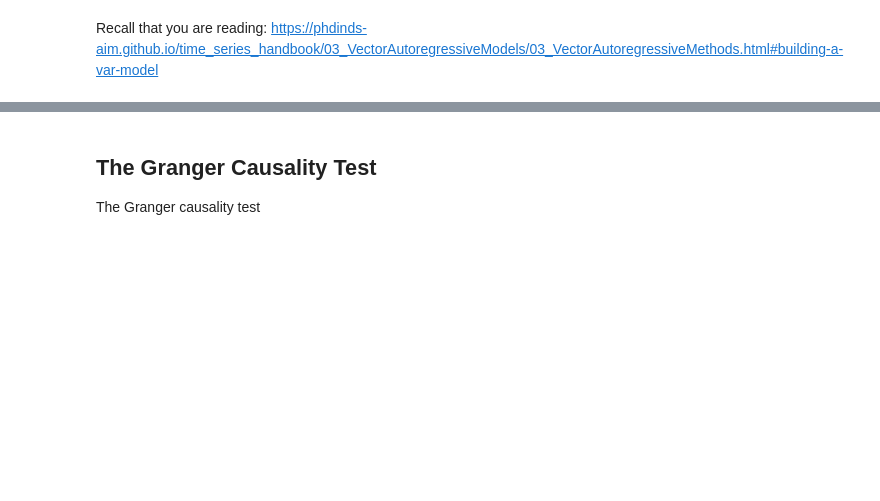
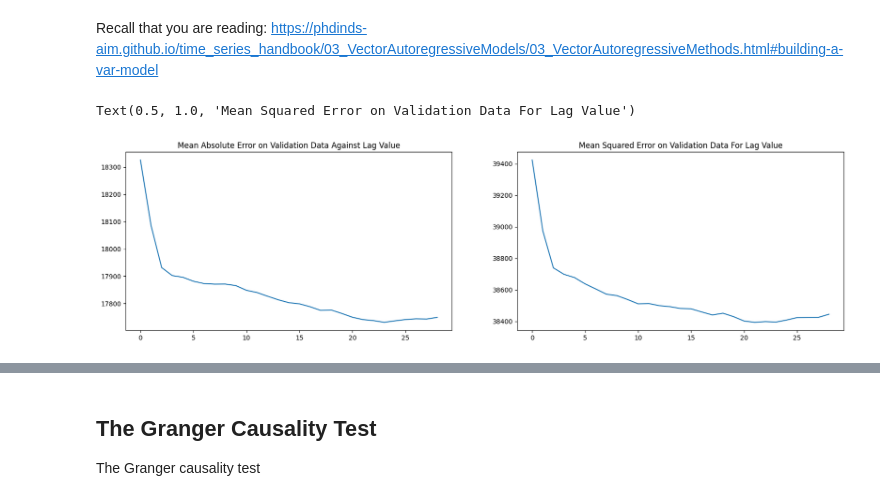
Before and after one commit to djjjones6/Group_Assessment_2, a Jupyter notebook: ChristianN/VAR Model.ipynb, the cells around one changed output, grey strips where cells are left out. Drawn from its saved outputs; the diff is of its cells as text; code cells hidden in the pictures; blank space fills up the shorter version.

```diff
--- a/ChristianN/VAR Model.ipynb
+++ b/ChristianN/VAR Model.ipynb
@@ -82,2 +89,38 @@ Watch https://www.youtube.com/watch?v=McEN54l3EPU
 # %% [markdown]
 Recall that you are reading: https://phdinds-aim.github.io/time_series_handbook/03_VectorAutoregressiveModels/03_VectorAutoregressiveMethods.html#building-a-var-model
+# %%
+forecast_length = len(df) // 10
+
+# Creating an 80/10/10 train, validation, test split
+train_df, validation_df, test_df = df[0: 8*forecast_length], df[8*forecast_length: 9*forecast_length], df[9*forecast_length:]
+
+train_df = train_df.drop("date", axis=1)
+validation_df = validation_df.drop("date", axis=1)
+test_df = test_df.drop("date", axis=1)
+# %%
+# Train the model
+model = VAR(train_df)
+# %%
+# Finding the MAE error and RMSE error with respect to different lags
+sums_of_errors1, sums_of_errors = [], []
+for j in range(1, 30):
+    results = model.fit(j)
+
+    validation_length = 100
+    arr1, arr = [], []
+    for i in range(len(validation_df) - validation_length - 1):
+        arr1.append(mean_absolute_error(results.forecast(validation_df.values[i:i + validation_length], steps=1)[0], validation_df.values[i + validation_length + 1]))
+        arr.append(root_mean_squared_error(results.forecast(validation_df.values[i:i + validation_length], steps=1)[0], validation_df.values[i + validation_length + 1]))
+
+    sums_of_errors1.append(sum(arr1))
+    sums_of_errors.append(sum(arr))
+# %%
+fig, axs = plt.subplots(1, 2, figsize=(20,5))
+
+axs[0].plot([i for i in range(len(sums_of_errors1))], sums_of_errors1)
+axs[0].set_title("Mean Absolute Error on Validation Data Against Lag Value")
+axs[1].plot([i for i in range(len(sums_of_errors))], sums_of_errors)
+axs[1].set_title("Mean Squared Error on Validation Data For Lag Value")
+# %% [output]
+Text(0.5, 1.0, 'Mean Squared Error on Validation Data For Lag Value')
+[figure, added]
```
Also changed, not shown: parts of 10 cells of this notebook.
